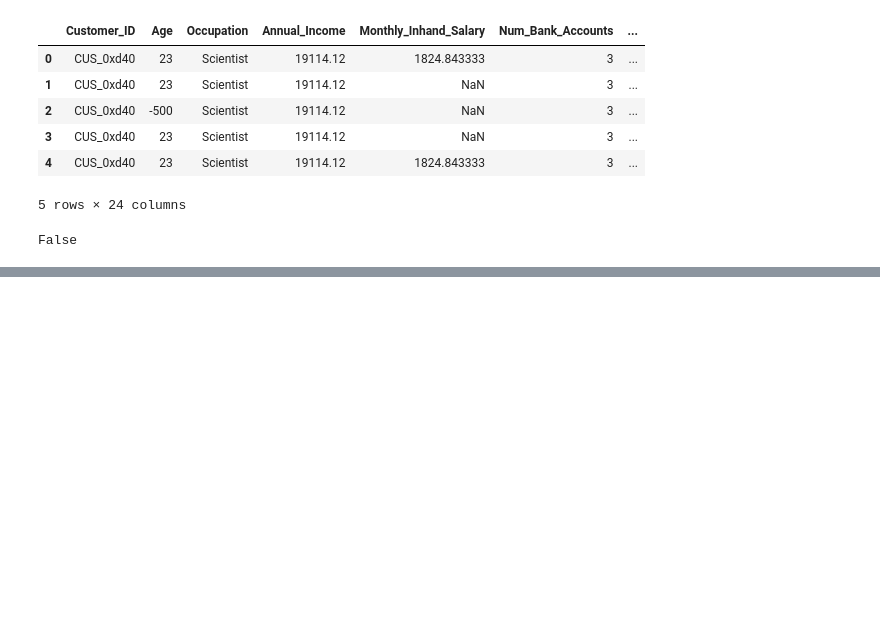
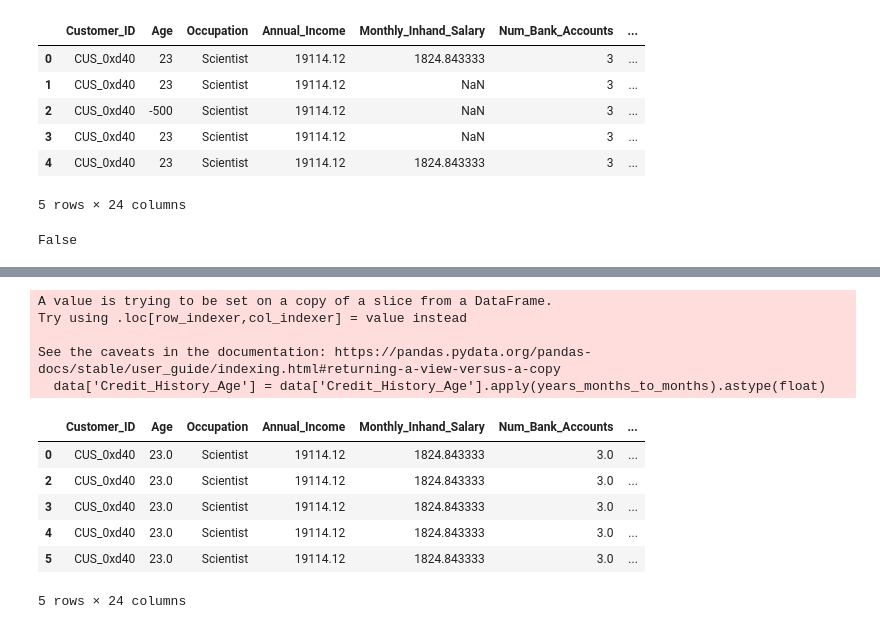
Before and after one commit to AyujVerma/Credit-Score-Classifier, a Jupyter notebook: credit_score.ipynb, the cells around one changed output, grey strips where cells are left out. Drawn from its saved outputs; the diff is of its cells as text; code cells hidden in the pictures; blank space fills up the shorter version.

Commit message:
Finished data pre-processing and feature engineering (except for maybe a few small things). We can start training models, formatting the notebook, and adding visuals. #scorched_earth

```diff
--- a/credit_score.ipynb
+++ b/credit_score.ipynb
@@ -300,11 +94,0 @@ Name: Outstanding_Debt, dtype: float64
-# %%
-data['Amount_invested_monthly'] = data['Amount_invested_monthly'].str.replace('_', '')
-data['Amount_invested_monthly'] = data['Amount_invested_monthly'].replace("", np.nan)
-data['Amount_invested_monthly'] = data['Amount_invested_monthly'].astype(float)
-grouped_data = data.groupby('Customer_ID')
-mode_month_invested = grouped_data['Amount_invested_monthly'].transform(lambda x: x.mode()[0]) # If there is a tie in Annual Income (customer had a promotion), take the first mode.
-data['Amount_invested_monthly'] = mode_month_invested
-print(data["Amount_invested_monthly"].describe())
-large_delayed_payments = data[data['Amount_invested_monthly'] >= 0]['Amount_invested_monthly'].value_counts()
-print(large_delayed_payments)
-# 10,000 seems to be a hard cap (i.e., if a record has more than $10,000 per month, set it to $10,000)
@@ -493,0 +473,17 @@ print(data["Interest_Rate"].describe())
+# %%
+# Convert 'Age' from string to float
+data['Outstanding_Debt'] = data['Outstanding_Debt'].str.replace('_', '')
+data['Outstanding_Debt'] = data['Outstanding_Debt'].replace("", np.nan)
+data['Outstanding_Debt'] = data['Outstanding_Debt'].astype(float)
+print(data['Outstanding_Debt'].describe())
+
+grouped_data = data.groupby('Customer_ID')
+data['Outstanding_Debt'] = grouped_data['Outstanding_Debt'].transform(lambda g: replace_or_drop(g, 0, 5000))
+
+# Drop all rows where 'Num_Bank_Accounts' is NaN, these rows are from groups with a negative mode
+data.dropna(subset=['Outstanding_Debt'], inplace = True)
+data.reset_index(drop = True, inplace = True)
+
+print(data['Outstanding_Debt'].describe())
+# Age now looks good.
+# Outstanding debt looks good. Although we have values near 5000 when the median is near 1170, it is reasonable that people have this much debt.
@@ -493,0 +509,30 @@ print(data["Interest_Rate"].describe())
+# %%
+# Filter the dataframe to keep only rows where 'Credit_History_Age' is a string
+data = data[data['Credit_History_Age'].apply(lambda x: isinstance(x, str))]
+
+# Now apply the conversion function
+def years_months_to_months(s):
+    parts = s.split(' ')
+    years = int(parts[0])
+    months = int(parts[3])
+    total_months = years * 12 + months
+    return total_months
+
+data['Credit_History_Age'] = data['Credit_History_Age'].apply(years_months_to_months).astype(float)
+
+data.head()
+
+# TOOOODOOOOOOOOOOO!!!
+# %% [output]
+A value is trying to be set on a copy of a slice from a DataFrame.
+Try using .loc[row_indexer,col_indexer] = value instead
+
+See the caveats in the documentation: https://pandas.pydata.org/pandas-docs/stable/user_guide/indexing.html#returning-a-view-versus-a-copy
+  data['Credit_History_Age'] = data['Credit_History_Age'].apply(years_months_to_months).astype(float)
+|  | Customer_ID | Age | Occupation | Annual_Income | Monthly_Inhand_Salary | Num_Bank_Accounts | ... |
+| 0 | CUS_0xd40 | 23.0 | Scientist | 19114.12 | 1824.843333 | 3.0 | ... |
+| 2 | CUS_0xd40 | 23.0 | Scientist | 19114.12 | 1824.843333 | 3.0 | ... |
+| 3 | CUS_0xd40 | 23.0 | Scientist | 19114.12 | 1824.843333 | 3.0 | ... |
+| 4 | CUS_0xd40 | 23.0 | Scientist | 19114.12 | 1824.843333 | 3.0 | ... |
+| 5 | CUS_0xd40 | 23.0 | Scientist | 19114.12 | 1824.843333 | 3.0 | ... |
+5 rows × 24 columns
```
Also changed, not shown: parts of 37 cells of this notebook.
